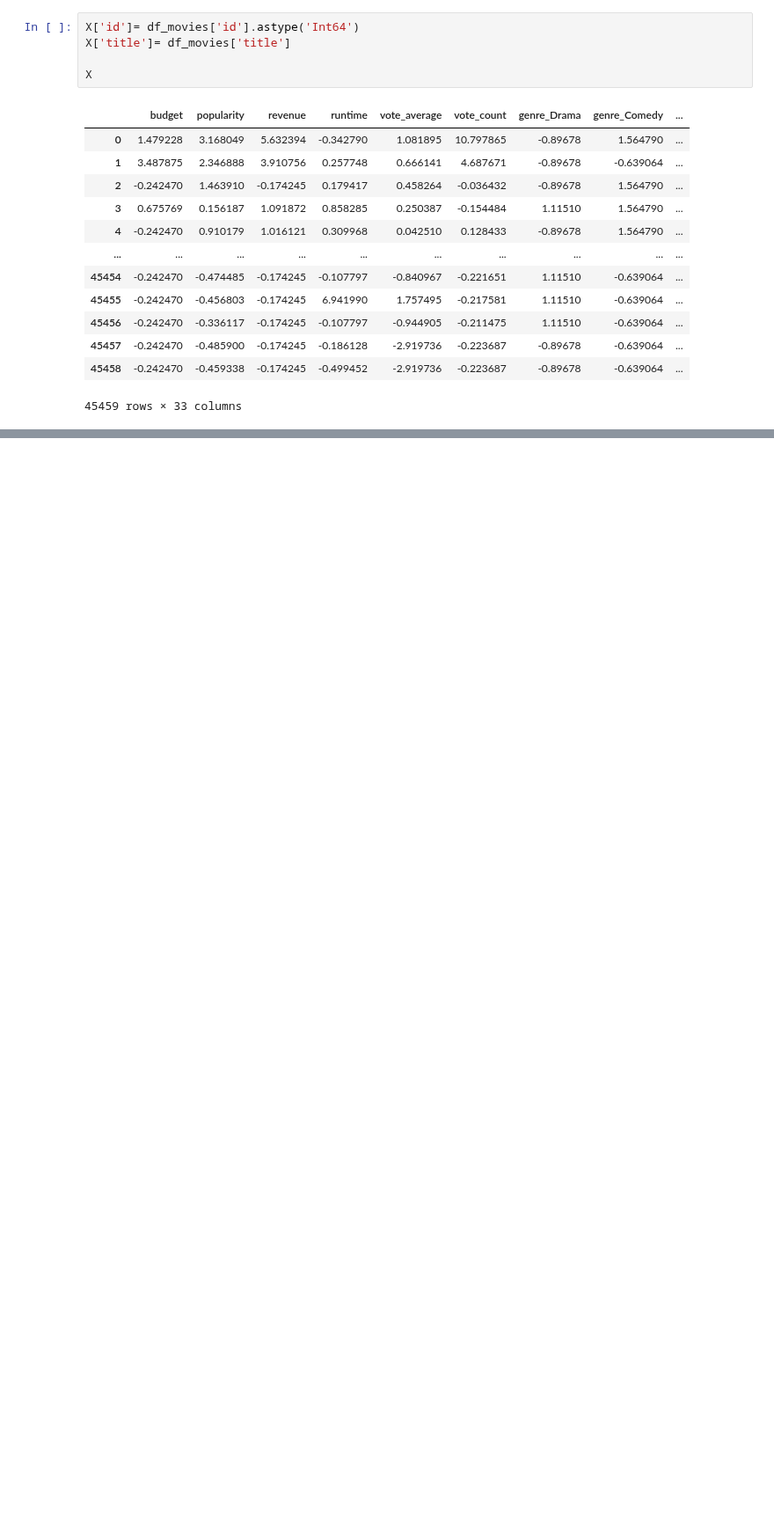
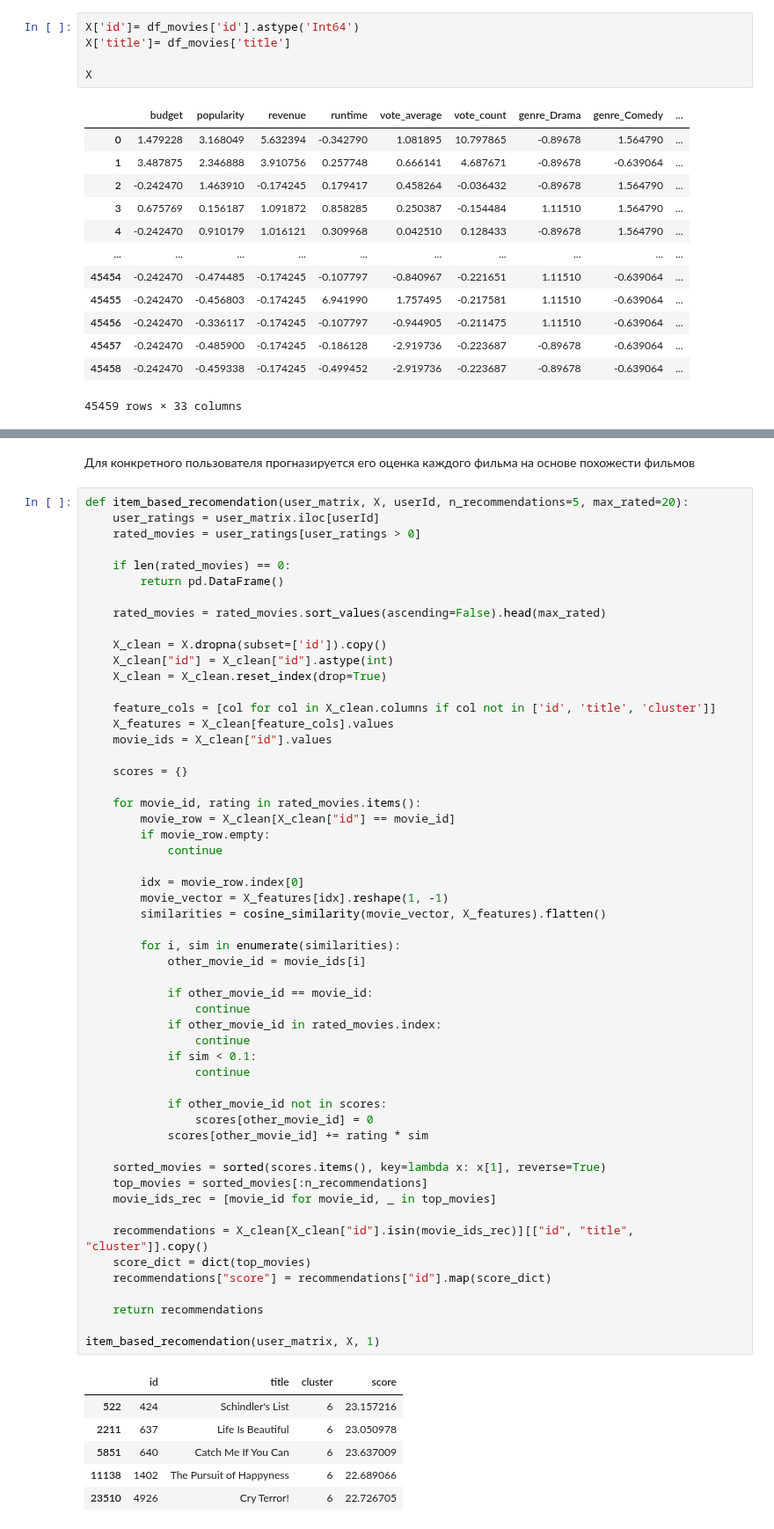
Before and after one commit to Saveliy1501/DS-homeworks, a Jupyter notebook: lessons/lesson_recomendation_system_1.ipynb, the cells around one changed output, grey strips where cells are left out. Shown at 88% size. Drawn from its saved outputs; the diff is of its cells as text; blank space fills up the shorter version.

```diff
--- a/lessons/lesson_recomendation_system_1.ipynb
+++ b/lessons/lesson_recomendation_system_1.ipynb
@@ -392,0 +463,63 @@ recomendation_based_on_person(X_merged, X, 1)
+# %% [markdown]
+Для конкретного пользователя прогназируется его оценка каждого фильма на основе похожести фильмов
+# %%
+def item_based_recomendation(user_matrix, X, userId, n_recommendations=5, max_rated=20):
+    user_ratings = user_matrix.iloc[userId]
+    rated_movies = user_ratings[user_ratings > 0]
+
+    if len(rated_movies) == 0:
+        return pd.DataFrame()
+
+    rated_movies = rated_movies.sort_values(ascending=False).head(max_rated)
+
+    X_clean = X.dropna(subset=['id']).copy()
+    X_clean["id"] = X_clean["id"].astype(int)
+    X_clean = X_clean.reset_index(drop=True)
+
+    feature_cols = [col for col in X_clean.columns if col not in ['id', 'title', 'cluster']]
+    X_features = X_clean[feature_cols].values
+    movie_ids = X_clean["id"].values
+
+    scores = {}
+
+    for movie_id, rating in rated_movies.items():
+        movie_row = X_clean[X_clean["id"] == movie_id]
+        if movie_row.empty:
+            continue
+
+        idx = movie_row.index[0]
+        movie_vector = X_features[idx].reshape(1, -1)
+        similarities = cosine_similarity(movie_vector, X_features).flatten()
+
+        for i, sim in enumerate(similarities):
+            other_movie_id = movie_ids[i]
+
+            if other_movie_id == movie_id:
+                continue
+            if other_movie_id in rated_movies.index:
+                continue
+            if sim < 0.1:
+                continue
+
+            if other_movie_id not in scores:
+                scores[other_movie_id] = 0
+            scores[other_movie_id] += rating * sim
+
+    sorted_movies = sorted(scores.items(), key=lambda x: x[1], reverse=True)
+    top_movies = sorted_movies[:n_recommendations]
+    movie_ids_rec = [movie_id for movie_id, _ in top_movies]
+
+    recommendations = X_clean[X_clean["id"].isin(movie_ids_rec)][["id", "title", "cluster"]].copy()
+    score_dict = dict(top_movies)
+    recommendations["score"] = recommendations["id"].map(score_dict)
+
+    return recommendations
+
+item_based_recomendation(user_matrix, X, 1)
+# %% [output]
+|  | id | title | cluster | score |
+| 522 | 424 | Schindler's List | 6 | 23.157216 |
+| 2211 | 637 | Life Is Beautiful | 6 | 23.050978 |
+| 5851 | 640 | Catch Me If You Can | 6 | 23.637009 |
+| 11138 | 1402 | The Pursuit of Happyness | 6 | 22.689066 |
+| 23510 | 4926 | Cry Terror! | 6 | 22.726705 |
```
Also changed, not shown: parts of 13 cells of this notebook.
